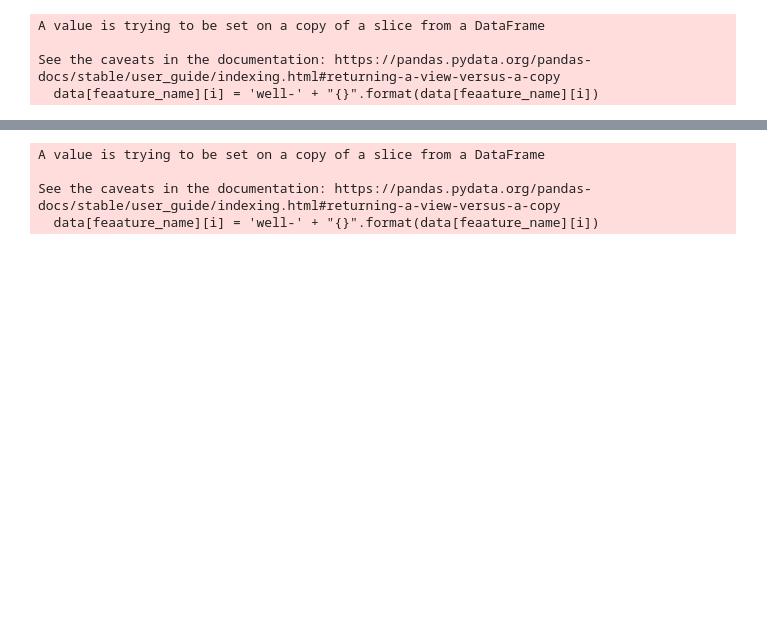
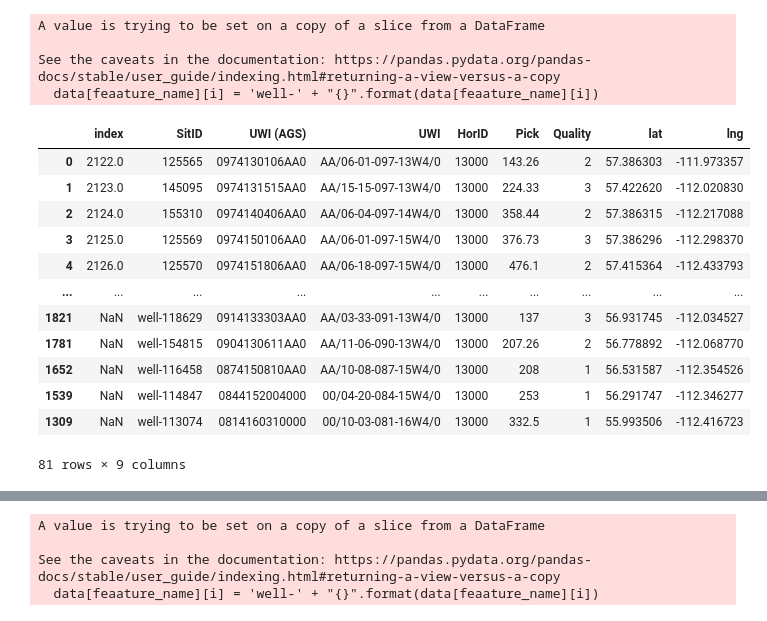
Before and after one commit to igorjssouza/Facies-Classification-in-Well-Log, a Jupyter notebook: CanadaMcMurry.ipynb, the cells around one changed output, grey strips where cells are left out. Saved outputs shown, nothing was run; the diff lists cells and outputs as text; code cells hidden in the pictures; blank space fills up the shorter version.

```diff
--- a/CanadaMcMurry.ipynb
+++ b/CanadaMcMurry.ipynb
@@ -69,4 +76,20 @@ for name in blindWellame:
 blind_location = pd.concat(blind_location)
 # %%
 TBLocation = pd.concat([wells_location,blind_location])
+# %%
+TBLocation
+# %% [output]
+|  | index | SitID | UWI (AGS) | UWI | HorID | Pick | Quality | lat | lng |
+| 0 | 2122.0 | 125565 | 0974130106AA0 | AA/06-01-097-13W4/0 | 13000 | 143.26 | 2 | 57.386303 | -111.973357 |
+| 1 | 2123.0 | 145095 | 0974131515AA0 | AA/15-15-097-13W4/0 | 13000 | 224.33 | 3 | 57.422620 | -112.020830 |
+| 2 | 2124.0 | 155310 | 0974140406AA0 | AA/06-04-097-14W4/0 | 13000 | 358.44 | 2 | 57.386315 | -112.217088 |
+| 3 | 2125.0 | 125569 | 0974150106AA0 | AA/06-01-097-15W4/0 | 13000 | 376.73 | 3 | 57.386296 | -112.298370 |
+| 4 | 2126.0 | 125570 | 0974151806AA0 | AA/06-18-097-15W4/0 | 13000 | 476.1 | 2 | 57.415364 | -112.433793 |
+| ... | ... | ... | ... | ... | ... | ... | ... | ... | ... |
+| 1821 | NaN | well-118629 | 0914133303AA0 | AA/03-33-091-13W4/0 | 13000 | 137 | 3 | 56.931745 | -112.034527 |
+| 1781 | NaN | well-154815 | 0904130611AA0 | AA/11-06-090-13W4/0 | 13000 | 207.26 | 2 | 56.778892 | -112.068770 |
+| 1652 | NaN | well-116458 | 0874150810AA0 | AA/10-08-087-15W4/0 | 13000 | 208 | 1 | 56.531587 | -112.354526 |
+| 1539 | NaN | well-114847 | 0844152004000 | 00/04-20-084-15W4/0 | 13000 | 253 | 1 | 56.291747 | -112.346277 |
+| 1309 | NaN | well-113074 | 0814160310000 | 00/10-03-081-16W4/0 | 13000 | 332.5 | 1 | 55.993506 | -112.416723 |
+81 rows × 9 columns
 # %%
```
Also changed, not shown: parts of 36 cells of this notebook.
